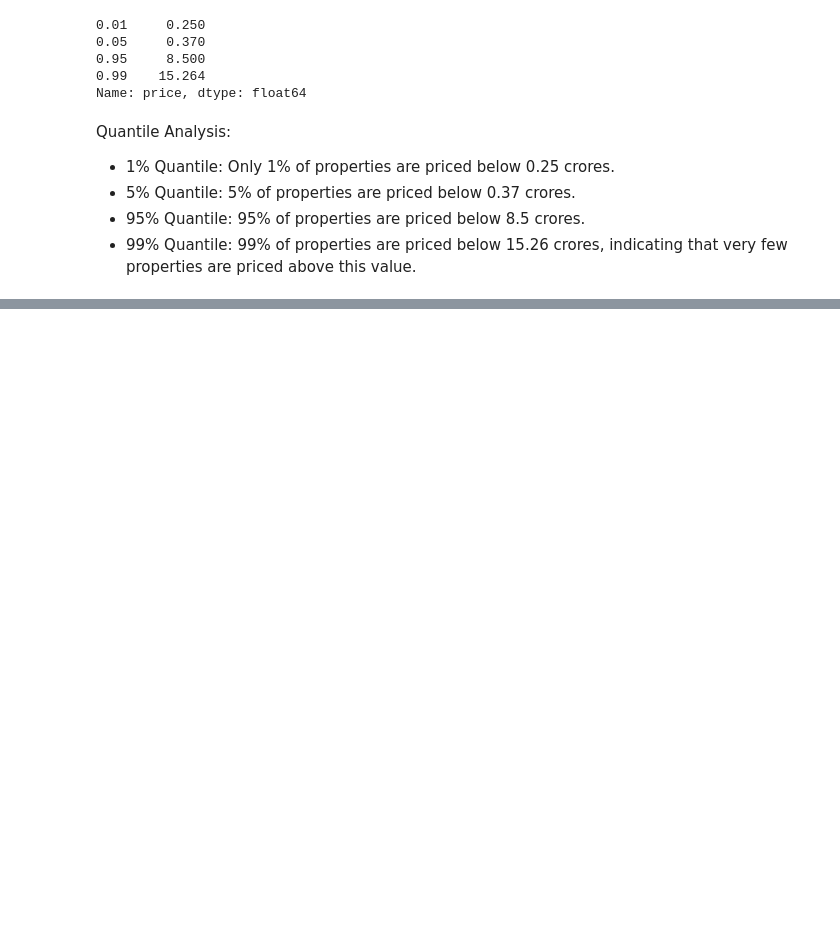
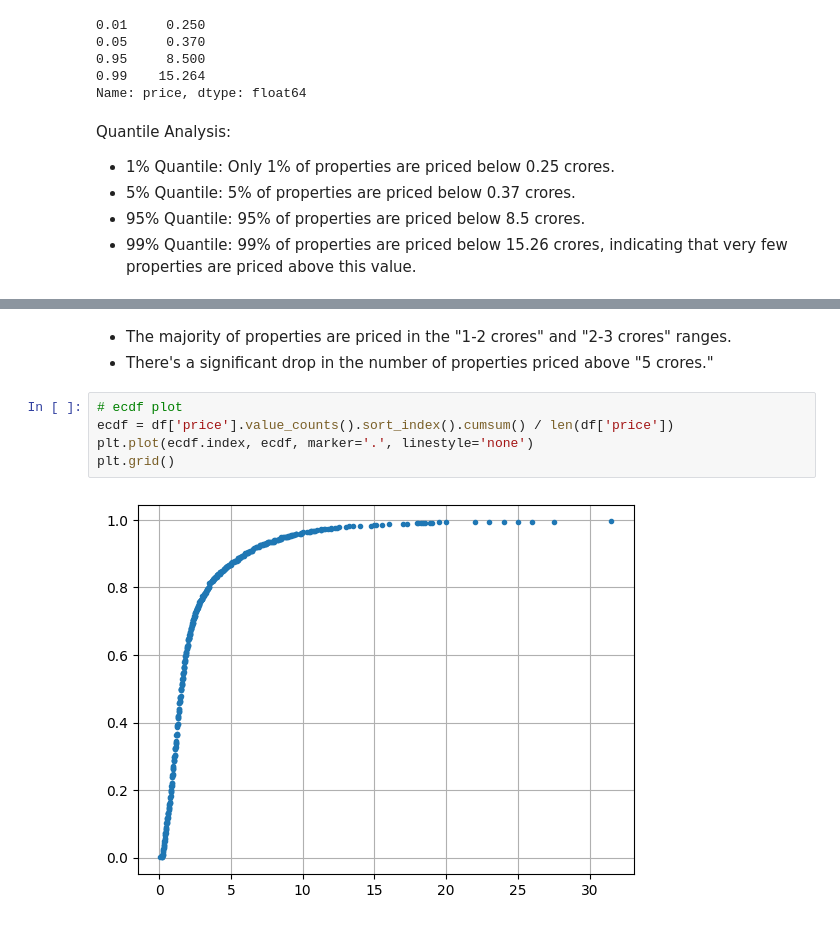
Before and after one commit to 8429shishir/real-estate-price-prediction-recommendation-and-analytics, a Jupyter notebook: src/06_eda_univariate_analysis.ipynb, the cells around one changed output, grey strips where cells are left out. Saved outputs shown, nothing was run; the diff lists cells and outputs as text; blank space fills up the shorter version.

```diff
--- a/src/06_eda_univariate_analysis.ipynb
+++ b/src/06_eda_univariate_analysis.ipynb
@@ -271,0 +319,10 @@ Quantile Analysis:
+# %% [markdown]
+- The majority of properties are priced in the "1-2 crores" and "2-3 crores" ranges.
+- There's a significant drop in the number of properties priced above "5 crores."
+# %%
+# ecdf plot
+ecdf = df['price'].value_counts().sort_index().cumsum() / len(df['price'])
+plt.plot(ecdf.index, ecdf, marker='.', linestyle='none')
+plt.grid()
+# %% [output]
+[figure, added]
```
Also changed, not shown: parts of 71 cells of this notebook.
